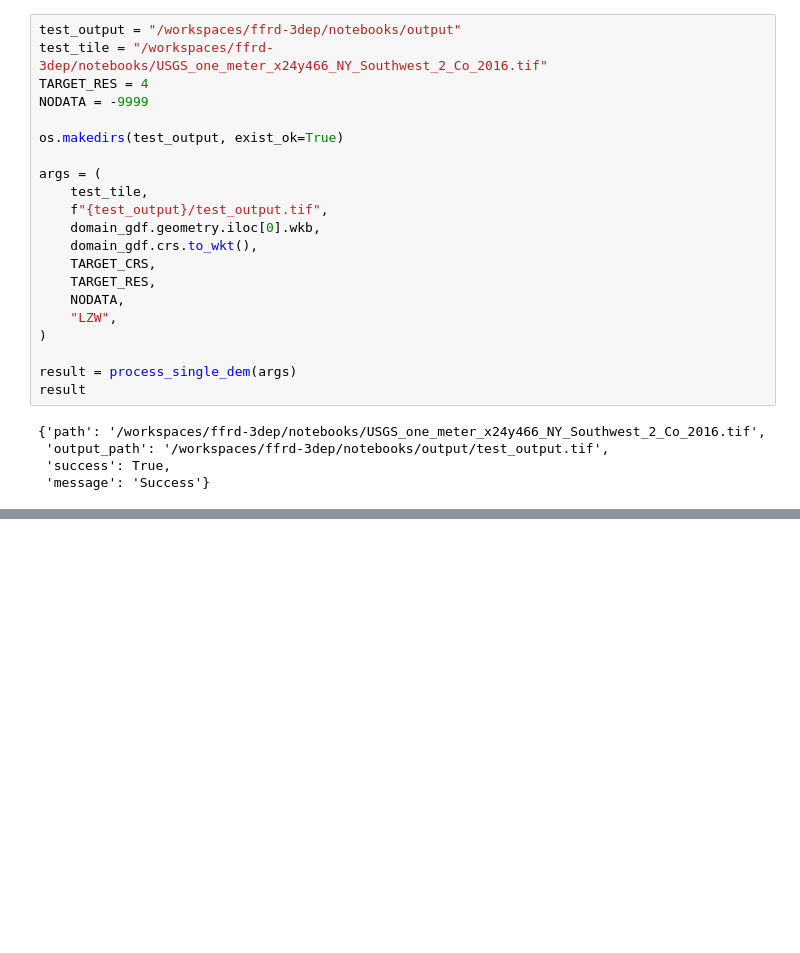
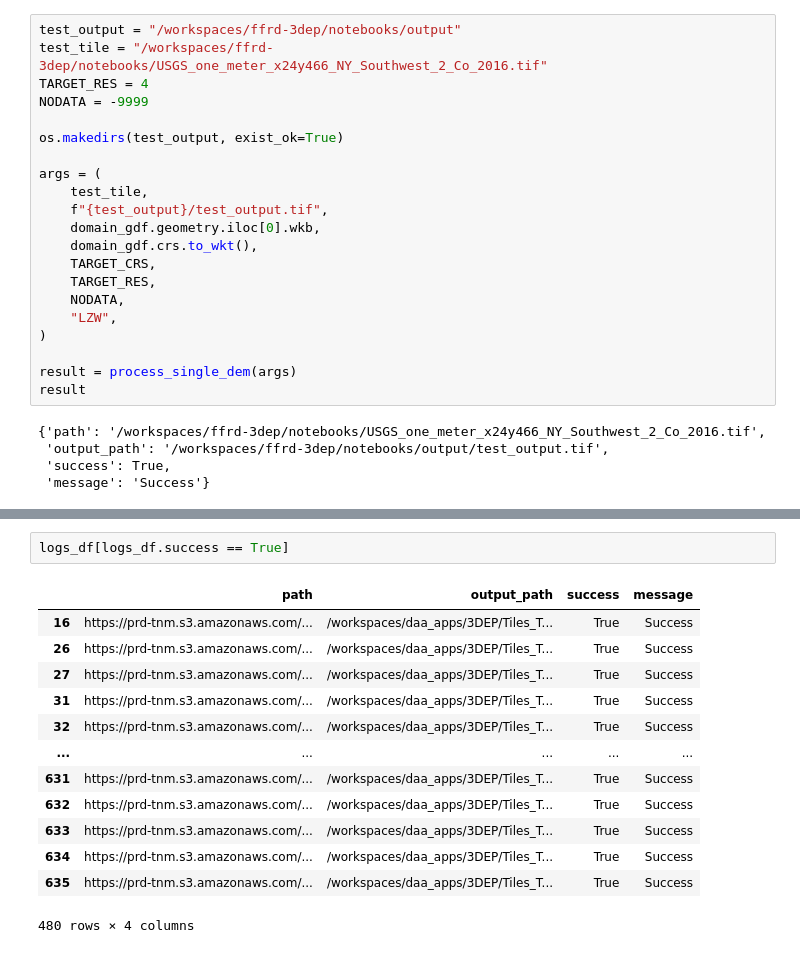
Before and after one commit to fema-ffrd/ffrd-3dep, a Jupyter notebook: notebooks/demo.ipynb, the cells around one changed output, grey strips where cells are left out. Drawn from its saved outputs; the diff is of its cells as text; blank space fills up the shorter version.

```diff
--- a/notebooks/demo.ipynb
+++ b/notebooks/demo.ipynb
@@ -82,0 +113,16 @@ result
+# %%
+logs_df[logs_df.success == True]
+# %% [output]
+|  | path | output_path | success | message |
+| 16 | https://prd-tnm.s3.amazonaws.com/... | /workspaces/daa_apps/3DEP/Tiles_T... | True | Success |
+| 26 | https://prd-tnm.s3.amazonaws.com/... | /workspaces/daa_apps/3DEP/Tiles_T... | True | Success |
+| 27 | https://prd-tnm.s3.amazonaws.com/... | /workspaces/daa_apps/3DEP/Tiles_T... | True | Success |
+| 31 | https://prd-tnm.s3.amazonaws.com/... | /workspaces/daa_apps/3DEP/Tiles_T... | True | Success |
+| 32 | https://prd-tnm.s3.amazonaws.com/... | /workspaces/daa_apps/3DEP/Tiles_T... | True | Success |
+| ... | ... | ... | ... | ... |
+| 631 | https://prd-tnm.s3.amazonaws.com/... | /workspaces/daa_apps/3DEP/Tiles_T... | True | Success |
+| 632 | https://prd-tnm.s3.amazonaws.com/... | /workspaces/daa_apps/3DEP/Tiles_T... | True | Success |
+| 633 | https://prd-tnm.s3.amazonaws.com/... | /workspaces/daa_apps/3DEP/Tiles_T... | True | Success |
+| 634 | https://prd-tnm.s3.amazonaws.com/... | /workspaces/daa_apps/3DEP/Tiles_T... | True | Success |
+| 635 | https://prd-tnm.s3.amazonaws.com/... | /workspaces/daa_apps/3DEP/Tiles_T... | True | Success |
+480 rows × 4 columns
```
Also changed, not shown: parts of 4 cells of this notebook.
